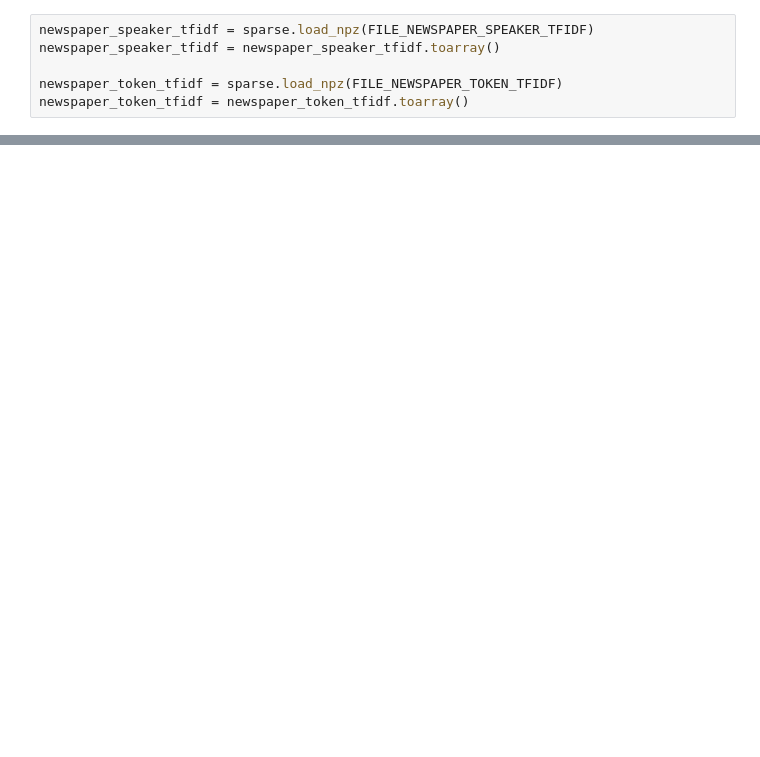
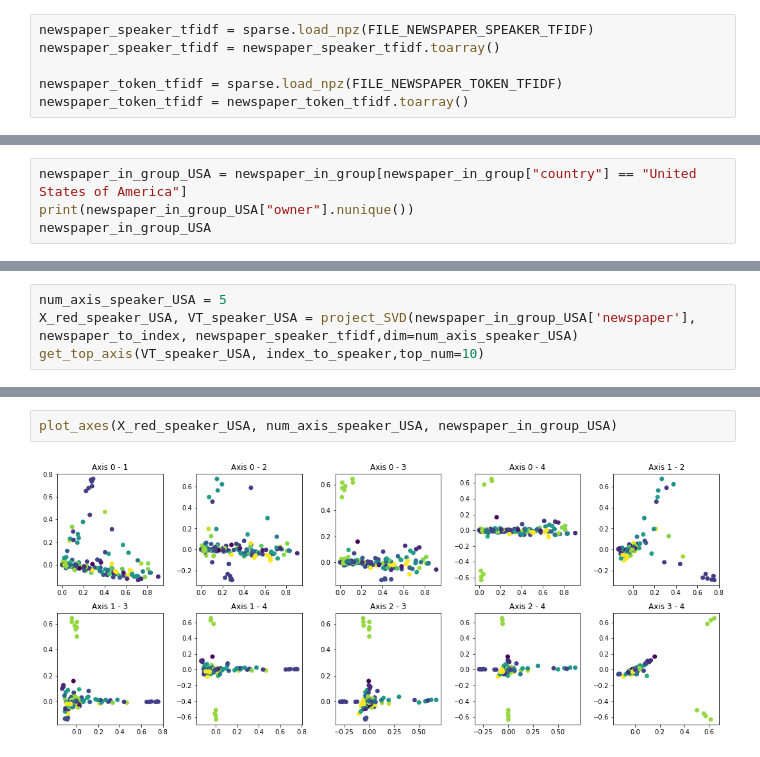
Before and after one commit to epfl-ada/ada-2021-project-mahj, a Jupyter notebook: PCA2D.ipynb, the cells around one changed output, grey strips where cells are left out. Saved outputs shown, nothing was run; the diff lists cells and outputs as text; blank space fills up the shorter version.

```diff
--- a/PCA2D.ipynb
+++ b/PCA2D.ipynb
@@ -245,0 +100,4 @@ except:
+# %%
+newspaper_in_group_USA = newspaper_in_group[newspaper_in_group["country"] == "United States of America"]
+print(newspaper_in_group_USA["owner"].nunique())
+newspaper_in_group_USA
@@ -371,0 +292,4 @@ Axis 4:
+# %%
+num_axis_speaker_USA = 5
+X_red_speaker_USA, VT_speaker_USA = project_SVD(newspaper_in_group_USA['newspaper'], newspaper_to_index, newspaper_speaker_tfidf,dim=num_axis_speaker_USA)
+get_top_axis(VT_speaker_USA, index_to_speaker,top_num=10)
@@ -371,0 +314,4 @@ Axis 4:
+# %%
+plot_axes(X_red_speaker_USA, num_axis_speaker_USA, newspaper_in_group_USA)
+# %% [output]
+[figure, added]
```
Also changed, not shown: parts of 42 cells of this notebook, 2 other files.
